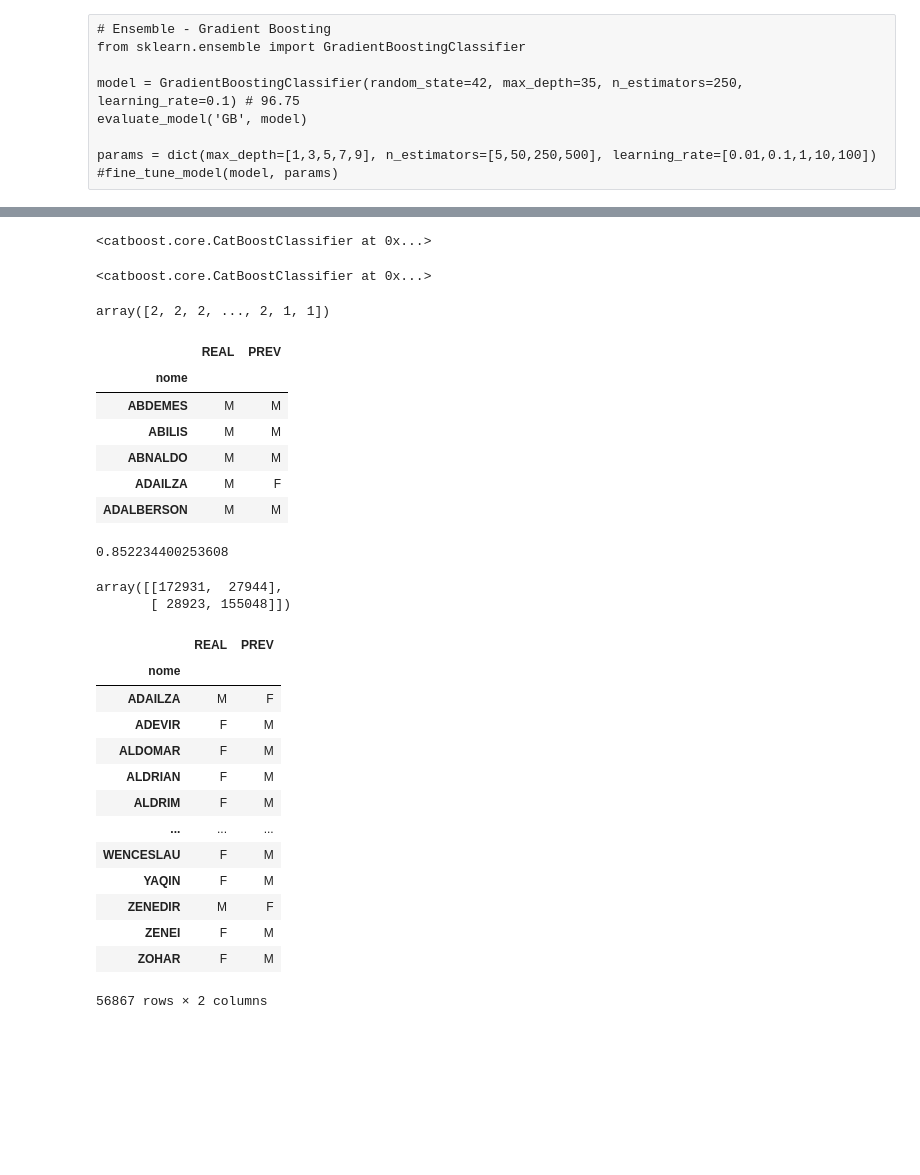
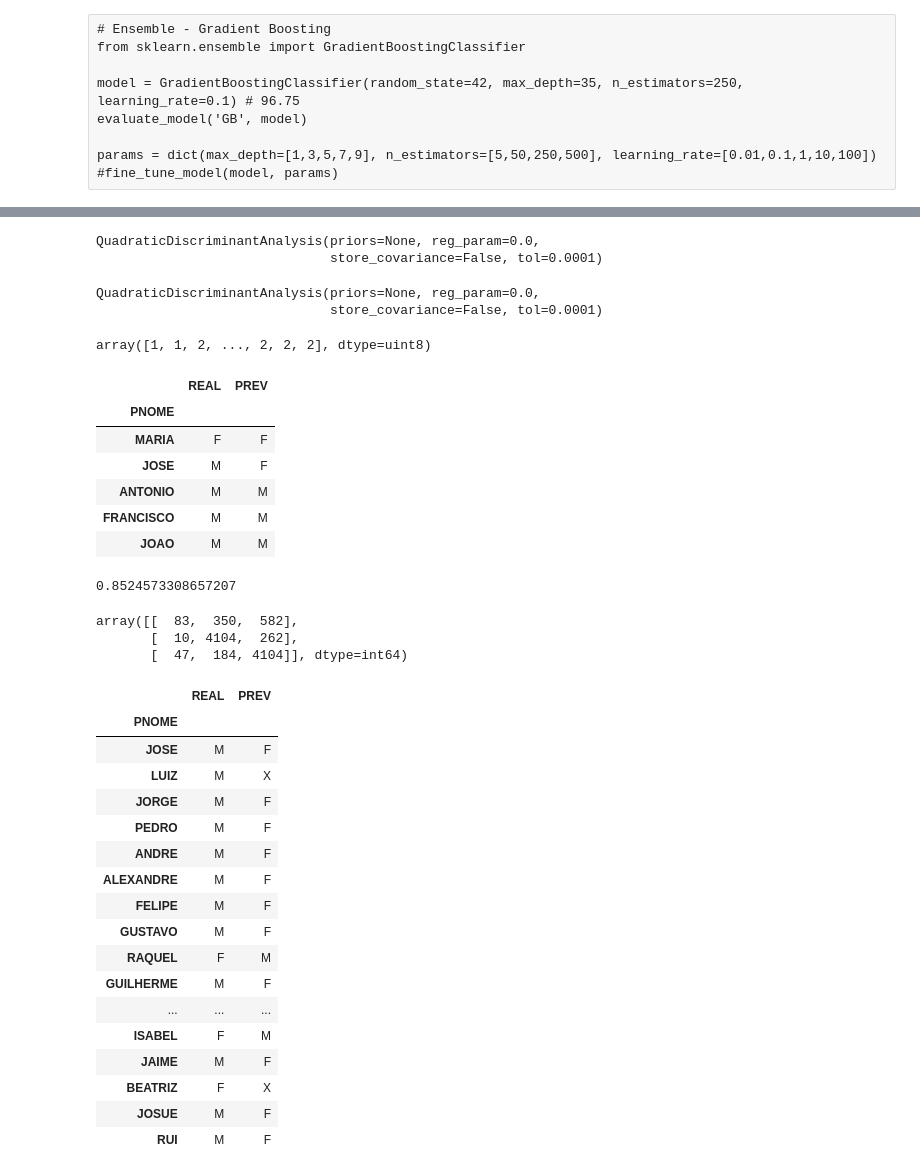
Before and after one commit to hjort/analise-pessoas-brasil, a Jupyter notebook: 61-modelo-genero-nome.ipynb, the cells around one changed output, grey strips where cells are left out. Drawn from its saved outputs; the diff is of its cells as text; code cells hidden in the pictures; blank space fills up the shorter version.

```diff
--- a/61-modelo-genero-nome.ipynb
+++ b/61-modelo-genero-nome.ipynb
@@ -25,0 +11,4 @@ df[df.index.isnull()]
+# %%
+BASE = 'afastamentos'
+#BASE = 'cadastro'
+df = pd.read_csv(BASE + '-nomes-sexo.csv', index_col=0)
@@ -93,2 +86,7 @@ df.head(10)
 # %%
 #df.describe()
+# %%
+from sklearn.decomposition import PCA
+
+X_reduced = PCA(n_components=4).fit_transform(df.drop(['SEXO', 'REV'], axis=1))
+X_reduced[:5]
@@ -95,7 +99,5 @@ df.head(10)
 # %%
-# definir dados de entrada
-
-X = df.drop(['SEXO', 'REV'], axis=1) # tudo, exceto a coluna alvo
+X = pd.DataFrame(X_reduced, index=df.index)
 y = df['SEXO'] # apenas a coluna alvo
 
 print('Forma dos dados originais:', X.shape, y.shape)
@@ -515,17 +546,19 @@ results_df.sort_values(by='Score', ascending=False)
 # %%
-model = models['CB'][0]
+model = models['QDA'][0]
 model
 # %% [output]
-<catboost.core.CatBoostClassifier at 0x...>
+QuadraticDiscriminantAnalysis(priors=None, reg_param=0.0,
+                              store_covariance=False, tol=0.0001)
 # %%
 model.fit(X, y)
 # %% [output]
-<catboost.core.CatBoostClassifier at 0x...>
+QuadraticDiscriminantAnalysis(priors=None, reg_param=0.0,
+                              store_covariance=False, tol=0.0001)
 # %%
 y_pred = model.predict(X)
 y_pred
 # %% [output]
-array([2, 2, 2, ..., 2, 1, 1])
+array([1, 1, 2, ..., 2, 2, 2], dtype=uint8)
 # %%
 dados = pd.DataFrame({'REAL': y, 'PREV': y_pred}, index=X.index)
 for col in dados.columns:
@@ -533,39 +566,44 @@ for col in dados.columns:
 dados.head()
 # %% [output]
 |  | REAL | PREV |
-| nome |  |  |
-| ABDEMES | M | M |
-| ABILIS | M | M |
-| ABNALDO | M | M |
-| ADAILZA | M | F |
-| ADALBERSON | M | M |
+| PNOME |  |  |
+| MARIA | F | F |
+| JOSE | M | F |
+| ANTONIO | M | M |
+| FRANCISCO | M | M |
+| JOAO | M | M |
 # %%
 from sklearn.metrics import accuracy_score
 
 accuracy_score(y, y_pred)
 # %% [output]
-0.852234400253608
+0.8524573308657207
 # %%
 from sklearn.metrics import confusion_matrix
 
 confusion_matrix(y, y_pred)
 # %% [output]
-array([[172931,  27944],
-       [ 28923, 155048]])
+array([[  83,  350,  582],
+       [  10, 4104,  262],
+       [  47,  184, 4104]], dtype=int64)
 # %%
-dados[dados['REAL'] != dados['PREV']]
+dados[dados['REAL'] != dados['PREV']].head(20)
 # %% [output]
 |  | REAL | PREV |
-| nome |  |  |
-| ADAILZA | M | F |
-| ADEVIR | F | M |
-| ALDOMAR | F | M |
-| ALDRIAN | F | M |
-| ALDRIM | F | M |
+| PNOME |  |  |
+| JOSE | M | F |
+| LUIZ | M | X |
+| JORGE | M | F |
+| PEDRO | M | F |
+| ANDRE | M | F |
+| ALEXANDRE | M | F |
+| FELIPE | M | F |
+| GUSTAVO | M | F |
+| RAQUEL | F | M |
+| GUILHERME | M | F |
 | ... | ... | ... |
-| WENCESLAU | F | M |
-| YAQIN | F | M |
-| ZENEDIR | M | F |
-| ZENEI | F | M |
-| ZOHAR | F | M |
+| ISABEL | F | M |
+| JAIME | M | F |
+| BEATRIZ | F | X |
+| JOSUE | M | F |
+| RUI | M | F |
-56867 rows × 2 columns
```
Also changed, not shown: parts of 31 cells of this notebook.
